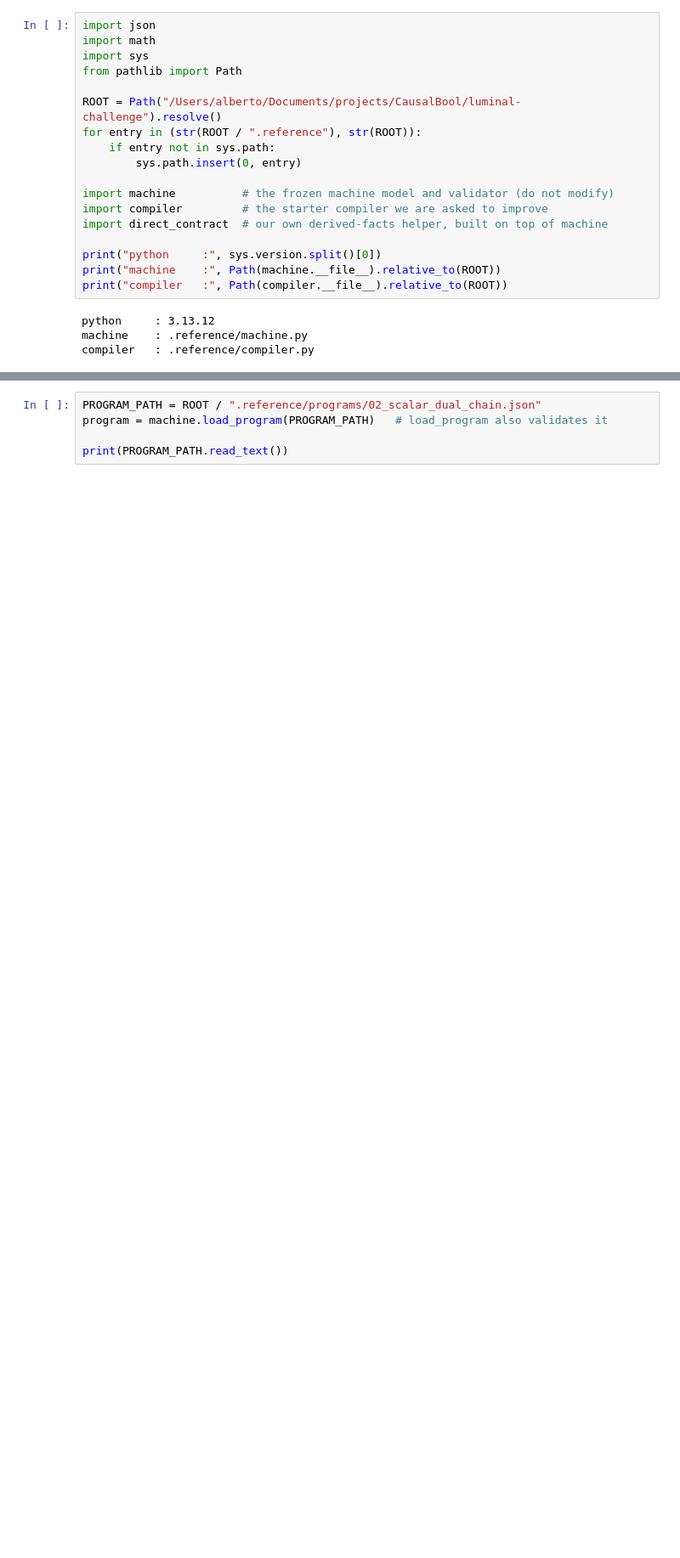
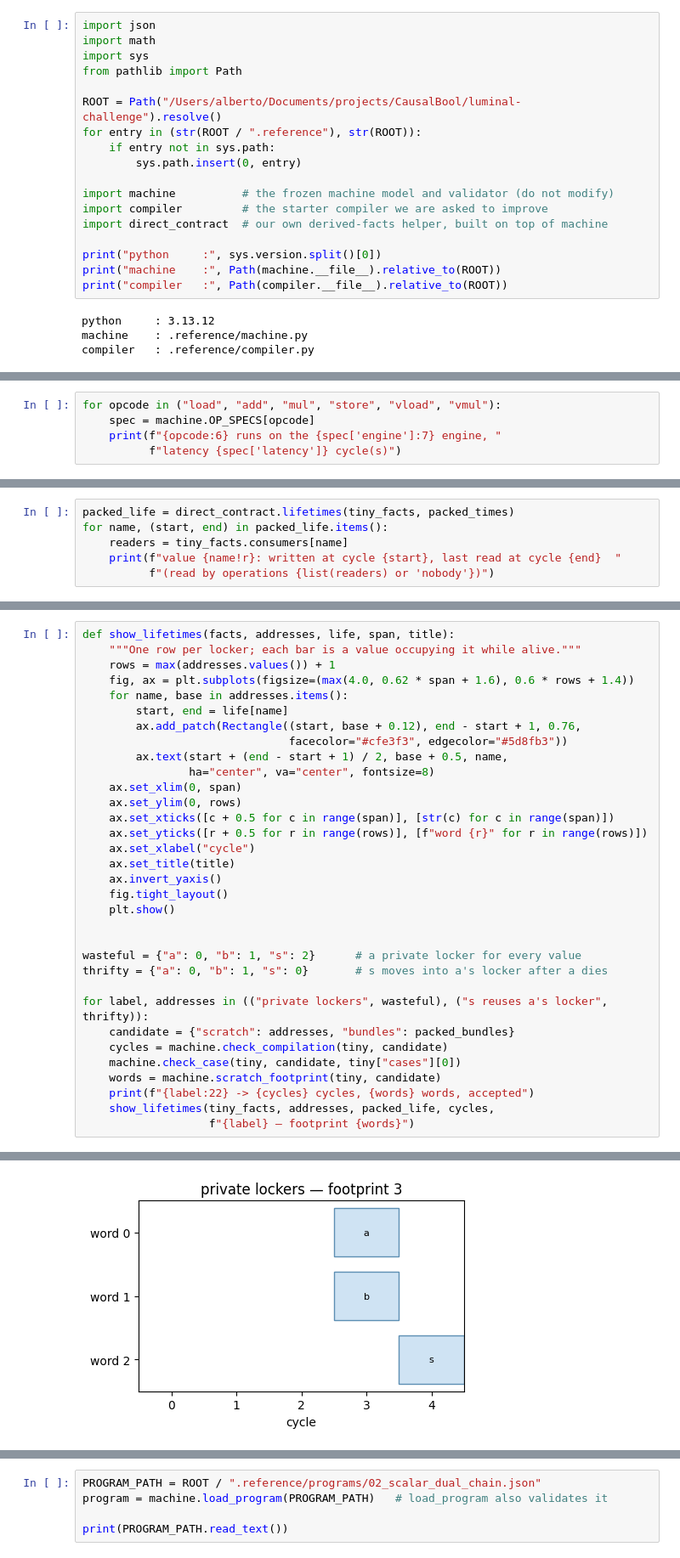
Before and after one commit to albertoHdzE/CausalBool, a Jupyter notebook: luminal-challenge/notebooks/00-concepts.ipynb, the cells around one changed output, grey strips where cells are left out. Shown at 85% size. Drawn from its saved outputs; the diff is of its cells as text; blank space fills up the shorter version.

```diff
--- a/luminal-challenge/notebooks/00-concepts.ipynb
+++ b/luminal-challenge/notebooks/00-concepts.ipynb
@@ -84,0 +130,5 @@ ever making it wrong.
+# %%
+for opcode in ("load", "add", "mul", "store", "vload", "vmul"):
+    spec = machine.OP_SPECS[opcode]
+    print(f"{opcode:6} runs on the {spec['engine']:7} engine, "
+          f"latency {spec['latency']} cycle(s)")
@@ -84,0 +345,6 @@ ever making it wrong.
+# %%
+packed_life = direct_contract.lifetimes(tiny_facts, packed_times)
+for name, (start, end) in packed_life.items():
+    readers = tiny_facts.consumers[name]
+    print(f"value {name!r}: written at cycle {start}, last read at cycle {end}  "
+          f"(read by operations {list(readers) or 'nobody'})")
@@ -84,0 +363,34 @@ ever making it wrong.
+# %%
+def show_lifetimes(facts, addresses, life, span, title):
+    """One row per locker; each bar is a value occupying it while alive."""
+    rows = max(addresses.values()) + 1
+    fig, ax = plt.subplots(figsize=(max(4.0, 0.62 * span + 1.6), 0.6 * rows + 1.4))
+    for name, base in addresses.items():
+        start, end = life[name]
+        ax.add_patch(Rectangle((start, base + 0.12), end - start + 1, 0.76,
+                               facecolor="#cfe3f3", edgecolor="#5d8fb3"))
+        ax.text(start + (end - start + 1) / 2, base + 0.5, name,
+                ha="center", va="center", fontsize=8)
+    ax.set_xlim(0, span)
+    ax.set_ylim(0, rows)
+    ax.set_xticks([c + 0.5 for c in range(span)], [str(c) for c in range(span)])
+    ax.set_yticks([r + 0.5 for r in range(rows)], [f"word {r}" for r in range(rows)])
+    ax.set_xlabel("cycle")
+    ax.set_title(title)
+    ax.invert_yaxis()
+    fig.tight_layout()
+    plt.show()
+
+
+wasteful = {"a": 0, "b": 1, "s": 2}      # a private locker for every value
+thrifty = {"a": 0, "b": 1, "s": 0}       # s moves into a's locker after a dies
+
+for label, addresses in (("private lockers", wasteful), ("s reuses a's locker", thrifty)):
+    candidate = {"scratch": addresses, "bundles": packed_bundles}
+    cycles = machine.check_compilation(tiny, candidate)
+    machine.check_case(tiny, candidate, tiny["cases"][0])
+    words = machine.scratch_footprint(tiny, candidate)
+    print(f"{label:22} -> {cycles} cycles, {words} words, accepted")
+    show_lifetimes(tiny_facts, addresses, packed_life, cycles,
+                   f"{label} — footprint {words}")
+# %% [output]
@@ -84,0 +398 @@ ever making it wrong.
+[figure, added]
```
Also changed, not shown: parts of 64 cells of this notebook.
